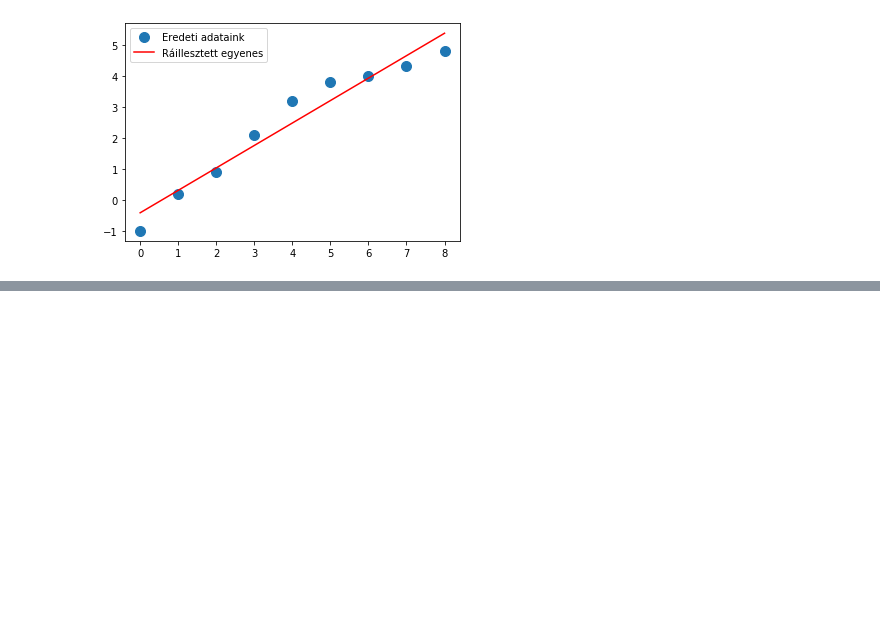
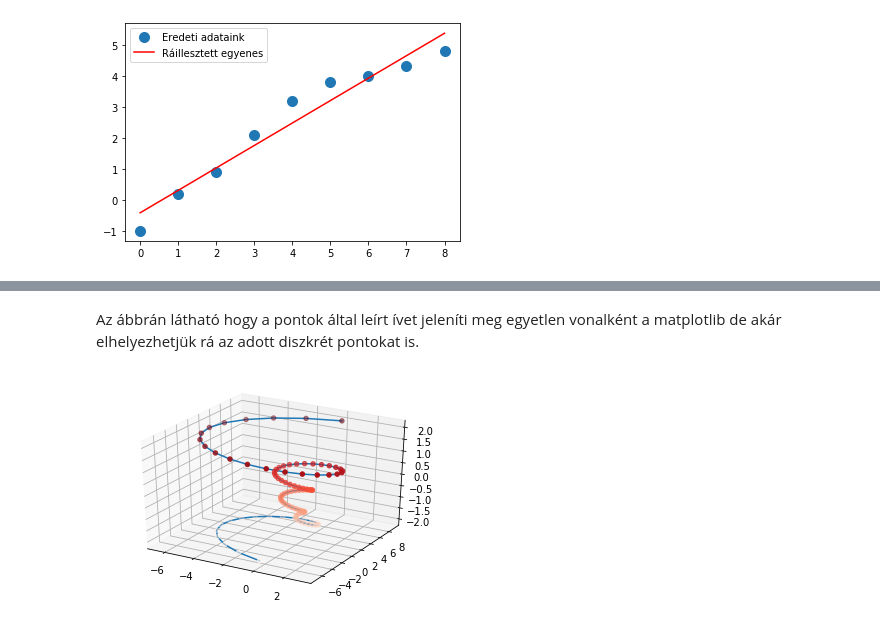
Before and after one commit to gyulaimark97/Szakdolgozat, a Jupyter notebook: dolgozat/matplotlib and least square method.ipynb, the cells around one changed output, grey strips where cells are left out. Saved outputs shown, nothing was run; the diff lists cells and outputs as text; code cells hidden in the pictures; blank space fills up the shorter version.

```diff
--- a/dolgozat/matplotlib and least square method.ipynb
+++ b/dolgozat/matplotlib and least square method.ipynb
@@ -128,0 +154,21 @@ plt.show(plot)
+# %% [markdown]
+Az ábbrán látható hogy a pontok által leírt ívet jeleníti meg egyetlen vonalként a matplotlib de akár elhelyezhetjük rá az adott diszkrét pontokat is.
+# %%
+fig = plt.figure()
+ax = fig.add_subplot(111, projection='3d')
+
+
+theta = np.linspace(-4 * np.pi, 4 * np.pi, 100)
+zline = np.linspace(-2, 2, 100)
+r = z**3 + 1
+xline = r * np.sin(theta)
+yline = r * np.cos(theta)
+ax.plot(xline, yline, zline)
+
+zpoints = np.linspace(-2, 2, 100)
+xpoints = r * np.sin(theta)
+ypoints = r * np.cos(theta)
+ax.scatter3D(xpoints, ypoints, zpoints, c=z, cmap="Reds")
+plt.show()
+# %% [output]
+[figure, added]
```
Also changed, not shown: parts of 16 cells of this notebook.
